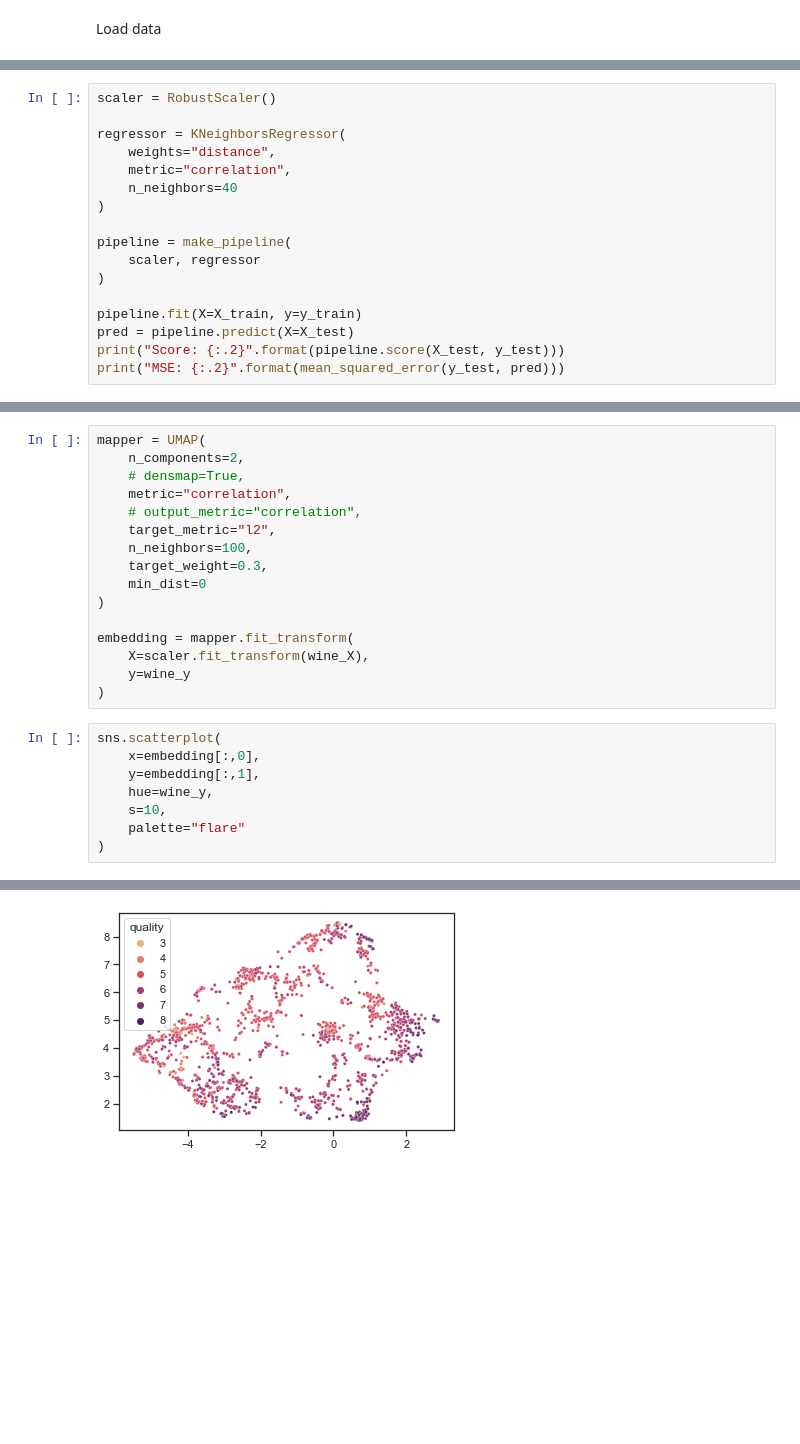
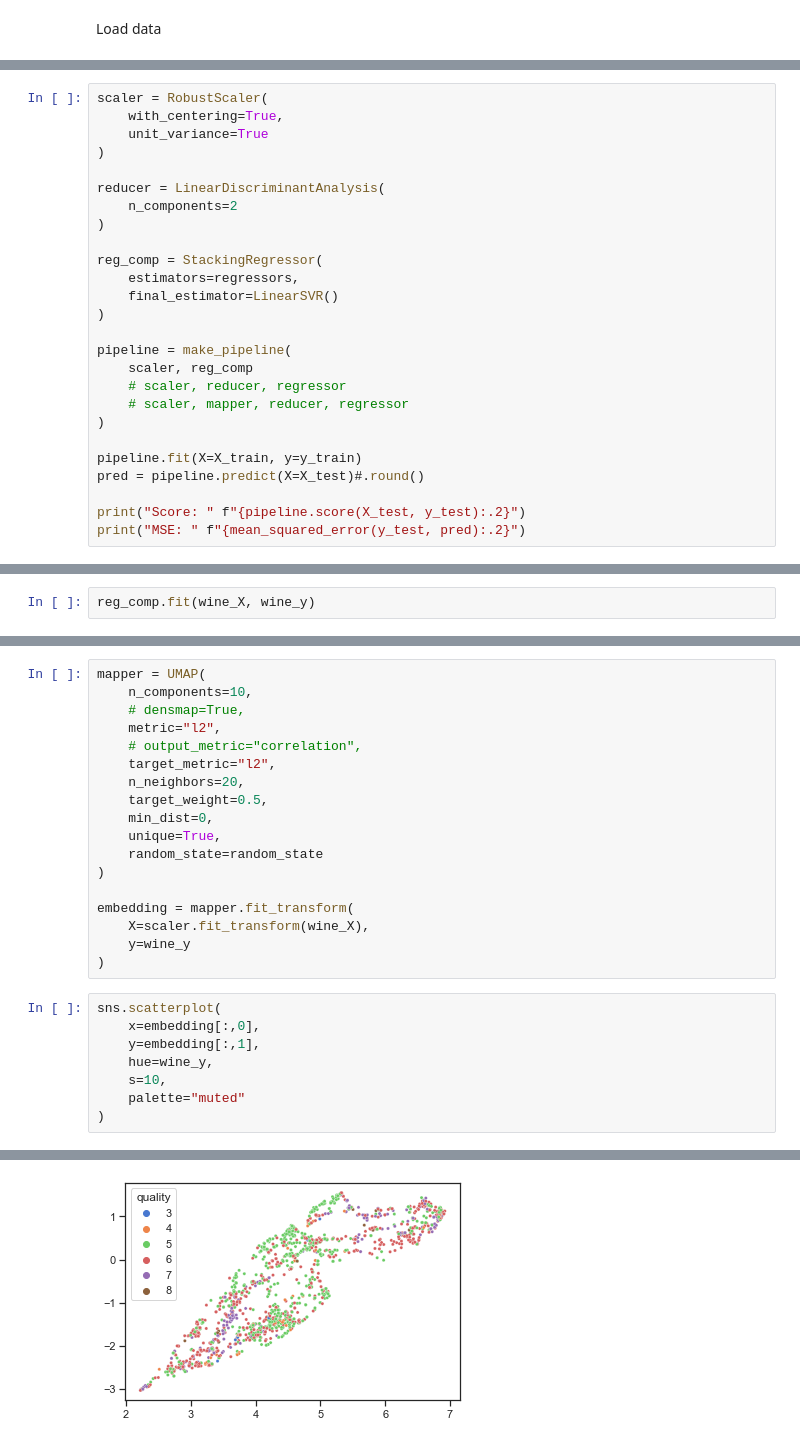
Before and after one commit to SandroMartens/sturdy-bassoon, a Jupyter notebook: Red Wine Quality/analyse.ipynb, the cells around one changed output, grey strips where cells are left out. Drawn from its saved outputs; the diff is of its cells as text; blank space fills up the shorter version.

```diff
--- a/Red Wine Quality/analyse.ipynb
+++ b/Red Wine Quality/analyse.ipynb
@@ -24,18 +80,27 @@ X_train, X_test, y_train, y_test = train_test_split(wine_X, wine_y)
 # %%
-scaler = RobustScaler()
+scaler = RobustScaler(
+    with_centering=True,
+    unit_variance=True
+)
 
-regressor = KNeighborsRegressor(
-    weights="distance",
-    metric="correlation",
-    n_neighbors=40
+reducer = LinearDiscriminantAnalysis(
+    n_components=2
+)
+
+reg_comp = StackingRegressor(
+    estimators=regressors,
+    final_estimator=LinearSVR()
 )
 
 pipeline = make_pipeline(
-    scaler, regressor
+    scaler, reg_comp
+    # scaler, reducer, regressor
+    # scaler, mapper, reducer, regressor
 )
 
 pipeline.fit(X=X_train, y=y_train)
-pred = pipeline.predict(X=X_test)
-print("Score: {:.2}".format(pipeline.score(X_test, y_test)))
-print("MSE: {:.2}".format(mean_squared_error(y_test, pred)))
+pred = pipeline.predict(X=X_test)#.round()
+
+print("Score: " f"{pipeline.score(X_test, y_test):.2}")
+print("MSE: " f"{mean_squared_error(y_test, pred):.2}")
 # %% [output]
@@ -49,0 +108,2 @@ sns.despine()
+# %%
+reg_comp.fit(wine_X, wine_y)
@@ -64,13 +125,15 @@ sns.violinplot(
 # %%
 mapper = UMAP(
-    n_components=2,
+    n_components=10,
     # densmap=True,
-    metric="correlation",
+    metric="l2",
     # output_metric="correlation",
     target_metric="l2",
-    n_neighbors=100,
-    target_weight=0.3,
-    min_dist=0
+    n_neighbors=20,
+    target_weight=0.5,
+    min_dist=0,
+    unique=True,
+    random_state=random_state
 )
 
 embedding = mapper.fit_transform(
@@ -80,11 +143,11 @@ embedding = mapper.fit_transform(
 # %%
 sns.scatterplot(
     x=embedding[:,0],
     y=embedding[:,1],
     hue=wine_y,
     s=10,
-    palette="flare"
+    palette="muted"
 )
 # %% [output]
 <AxesSubplot:>
-[figure, old version]
+[figure, new version]
```
Also changed, not shown: parts of 17 cells of this notebook, 1 other file.
